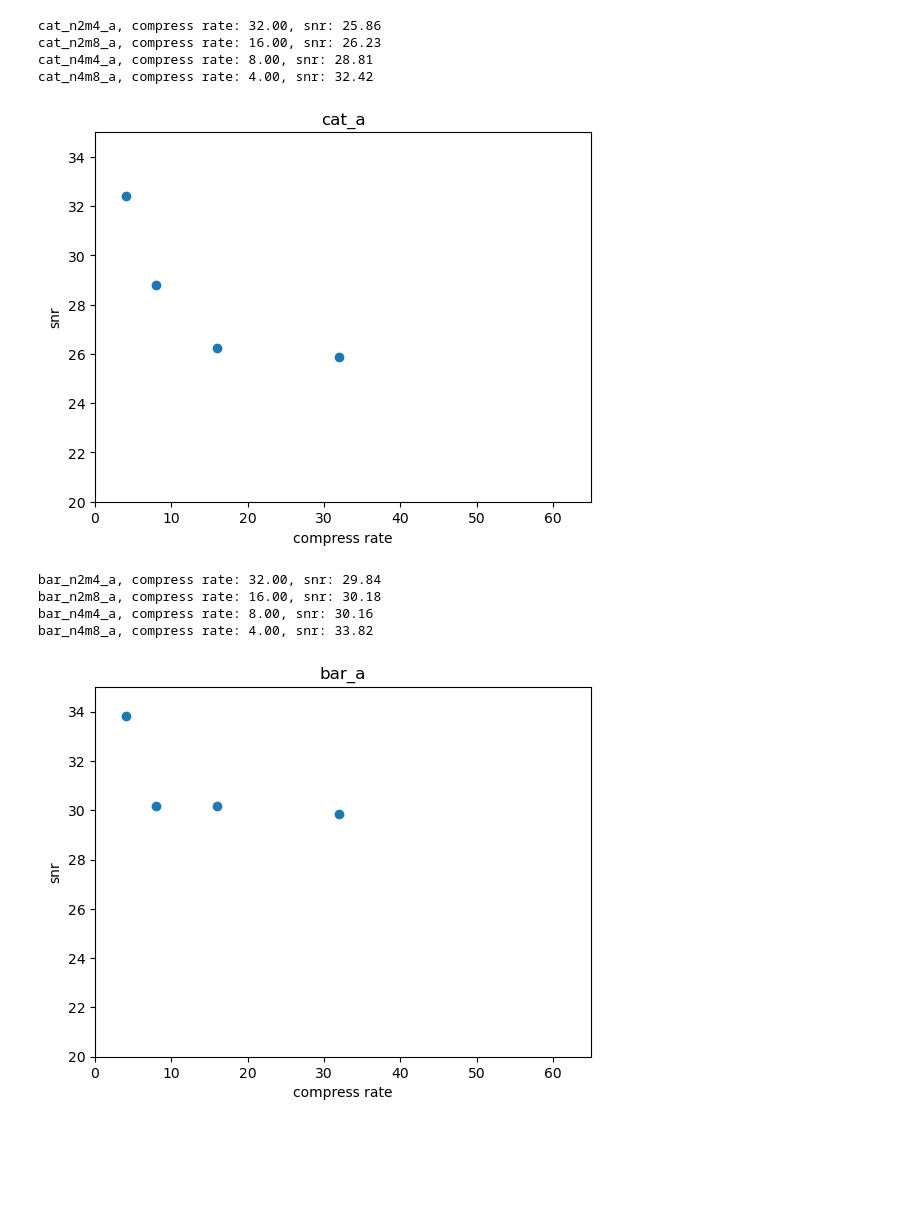
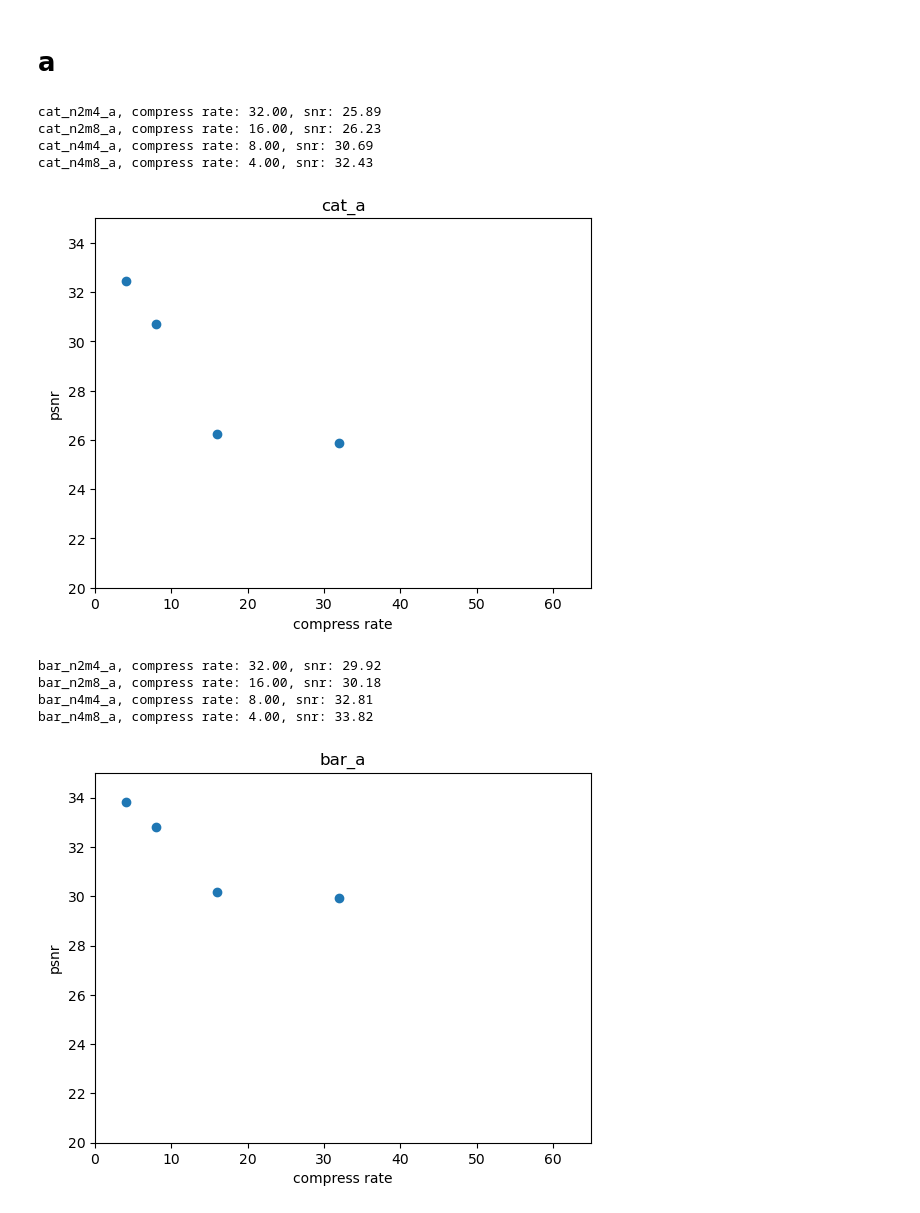
Before and after one commit to 108062138/multimedia-hw2, a Jupyter notebook: Q1/1.ipynb, the cells around one changed output. Saved outputs shown, nothing was run; the diff lists cells and outputs as text; code cells hidden in the pictures; blank space fills up the shorter version.

```diff
--- a/Q1/1.ipynb
+++ b/Q1/1.ipynb
@@ -35,4 +16,25 @@ def draw(testList, title):
 # %%
+def show_image(img, name):
+    cv2.imshow(name, img)
+    cv2.waitKey(0)
+    cv2.destroyAllWindows()
+def MSE(img1, img2):
+    img1 = np.array(img1, dtype=np.float64)
+    img2 = np.array(img2, dtype=np.float64)
+    return np.mean((img1 - img2) ** 2)
+def myRGB(img, sub_sampling=False):
+    return RGB2YCbCr(img, sub_sampling)
+def mineRGB(img):
+    return YCbCr2RGB(img)
+def draw(testList, title):
+    plt.scatter(*zip(*testList))
+    plt.ylim(ymin=20, ymax=35)
+    plt.xlim(xmin=0, xmax=65)
+    plt.xlabel('compress rate')
+    plt.ylabel('psnr')
+    plt.title(title)
+    plt.savefig('output\\' + title + '.png')
+    plt.show()
 def RGB2YCbCr(img, sub_sampling=False):
     if sub_sampling:
         img_y_cb_cr = np.zeros(img.shape, dtype = int)
@@ -116,6 +118,7 @@ def uniform_quantization(block, n, m, channel):
     ladder = np.zeros(step)
     for i in range(step):
         ladder[i] = small + i * interval_unit
+    ladder[np.argmin(abs(ladder))] = 0
     map_on_ladder = np.zeros((n,n))
     for i in range(n):
         for j in range(n):
@@ -182,29 +185,30 @@ def DCT_image_compression(img, n, m, sub_sampling=False):
     sigma = MSE(img, res)
     snr = 10*np.log10(np.max(img)**2/sigma)
     return res, 1/compress_rate, snr
+# %% [markdown]
+# a
 # %%
-import matplotlib.pyplot as plt
 for name in ['cat', 'bar']:
     testList = []
     for n in [2,4]:
         for m in [4,8]:
             process_target = image_lib[name].copy()
-            yiq_img = RGB2YCbCr(process_target)
+            yiq_img = myRGB(process_target)
             go_to_yiq, compress_rate, snr = DCT_image_compression(yiq_img, n, m)
-            res = YCbCr2RGB(go_to_yiq)
+            res = mineRGB(go_to_yiq)
             idx = 'n' + str(n) + 'm' + str(m)
             cv2.imwrite('.\\output\\'+ name + '_' + idx + '_a.png', res)
             print(name + '_' + idx + '_a'+', compress rate: {:.2f}, snr: {:.2f}'.format(compress_rate, snr))
             testList.append([compress_rate, snr])
     draw(testList, name+ '_a')
 # %% [output]
-cat_n2m4_a, compress rate: 32.00, snr: 25.86
+cat_n2m4_a, compress rate: 32.00, snr: 25.89
 cat_n2m8_a, compress rate: 16.00, snr: 26.23
-cat_n4m4_a, compress rate: 8.00, snr: 28.81
-cat_n4m8_a, compress rate: 4.00, snr: 32.42
+cat_n4m4_a, compress rate: 8.00, snr: 30.69
+cat_n4m8_a, compress rate: 4.00, snr: 32.43
-[figure, old version]
+[figure, new version]
-bar_n2m4_a, compress rate: 32.00, snr: 29.84
+bar_n2m4_a, compress rate: 32.00, snr: 29.92
 bar_n2m8_a, compress rate: 16.00, snr: 30.18
-bar_n4m4_a, compress rate: 8.00, snr: 30.16
+bar_n4m4_a, compress rate: 8.00, snr: 32.81
 bar_n4m8_a, compress rate: 4.00, snr: 33.82
-[figure, old version]
+[figure, new version]
```
Also changed, not shown: parts of 3 cells of this notebook, 23 other files.
